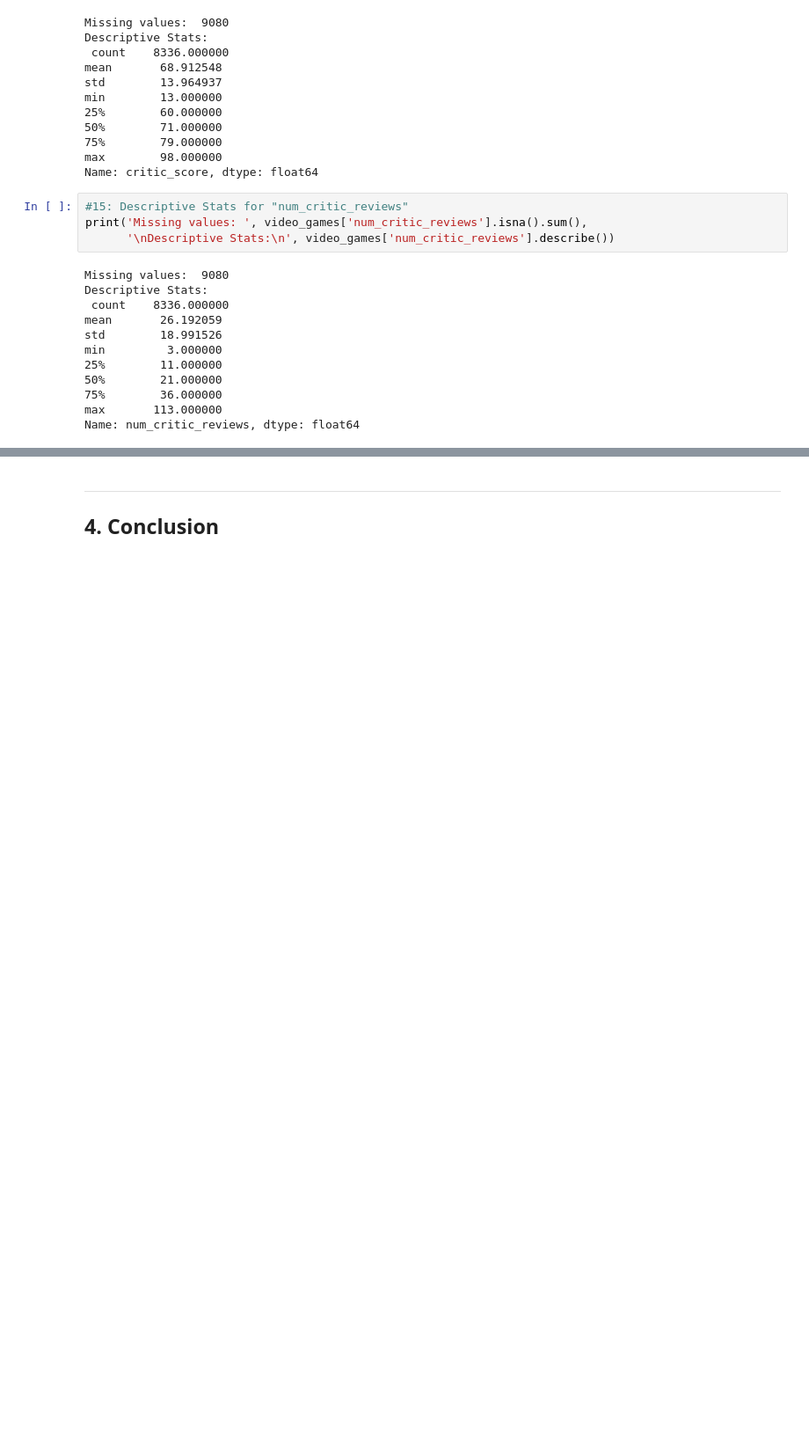
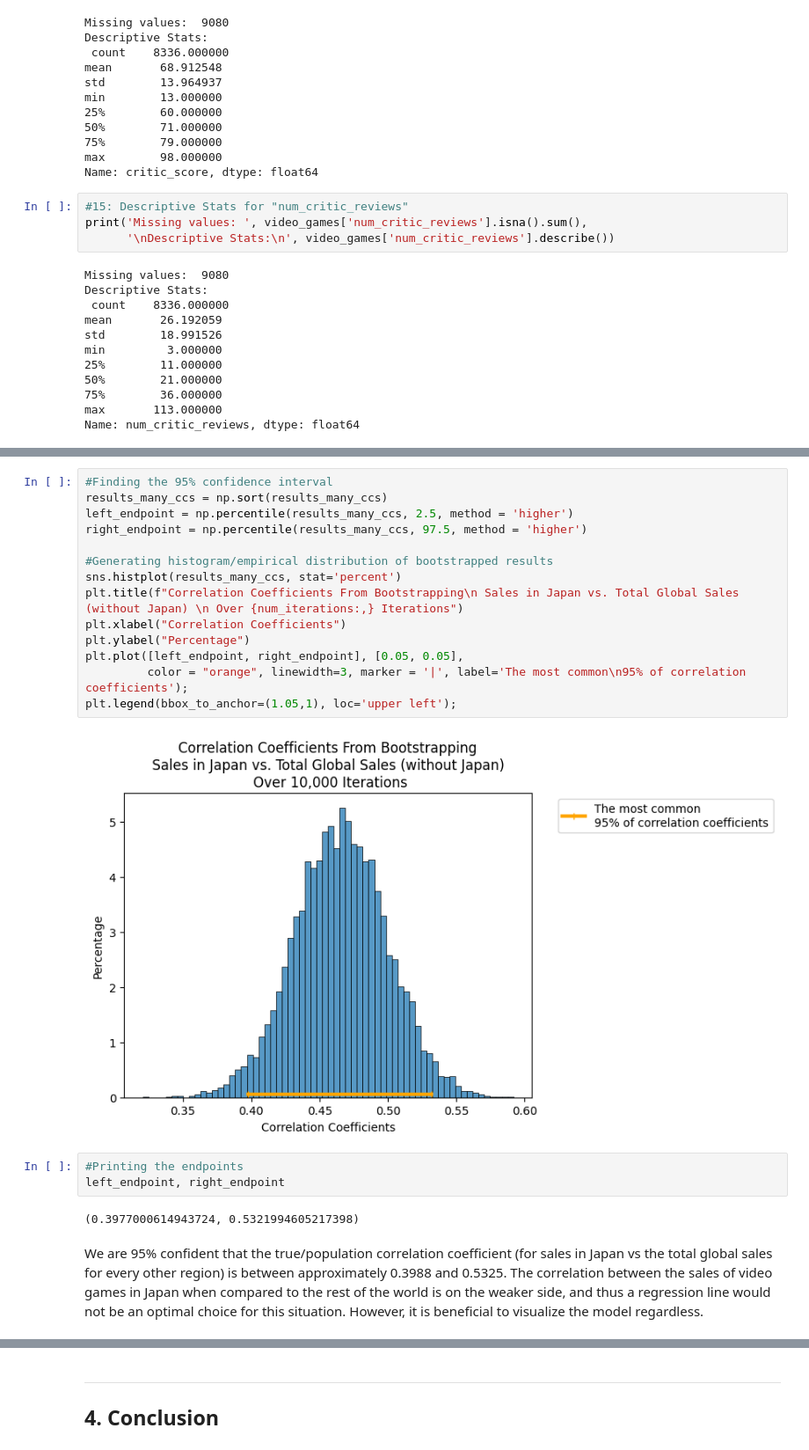
Before and after one commit to harkiran-b/cs280_project, a Jupyter notebook: FinalReport_FA23_EK_HB.ipynb, the cells around one changed output, grey strips where cells are left out. Shown at 88% size. Saved outputs shown, nothing was run; the diff lists cells and outputs as text; blank space fills up the shorter version.

```diff
--- a/FinalReport_FA23_EK_HB.ipynb
+++ b/FinalReport_FA23_EK_HB.ipynb
@@ -504,0 +481,23 @@ You're welcome to organize your final file as needed.  You will certainly need a
+# %%
+#Finding the 95% confidence interval
+results_many_ccs = np.sort(results_many_ccs)
+left_endpoint = np.percentile(results_many_ccs, 2.5, method = 'higher')
+right_endpoint = np.percentile(results_many_ccs, 97.5, method = 'higher')
+
+#Generating histogram/empirical distribution of bootstrapped results
+sns.histplot(results_many_ccs, stat='percent')
+plt.title(f"Correlation Coefficients From Bootstrapping\n Sales in Japan vs. Total Global Sales (without Japan) \n Over {num_iterations:,} Iterations")
+plt.xlabel("Correlation Coefficients")
+plt.ylabel("Percentage")
+plt.plot([left_endpoint, right_endpoint], [0.05, 0.05],
+         color = "orange", linewidth=3, marker = '|', label='The most common\n95% of correlation coefficients');
+plt.legend(bbox_to_anchor=(1.05,1), loc='upper left');
+# %% [output]
+[figure, added]
+# %%
+#Printing the endpoints
+left_endpoint, right_endpoint
+# %% [output]
+(0.3977000614943724, 0.5321994605217398)
+# %% [markdown]
+We are 95% confident that the true/population correlation coefficient (for sales in Japan vs the total global sales for every other region) is between approximately 0.3988 and 0.5325. The correlation between the sales of video games in Japan when compared to the rest of the world is on the weaker side, and thus a regression line would not be an optimal choice for this situation. However, it is beneficial to visualize the model regardless.
```
Also changed, not shown: parts of 109 cells of this notebook.
